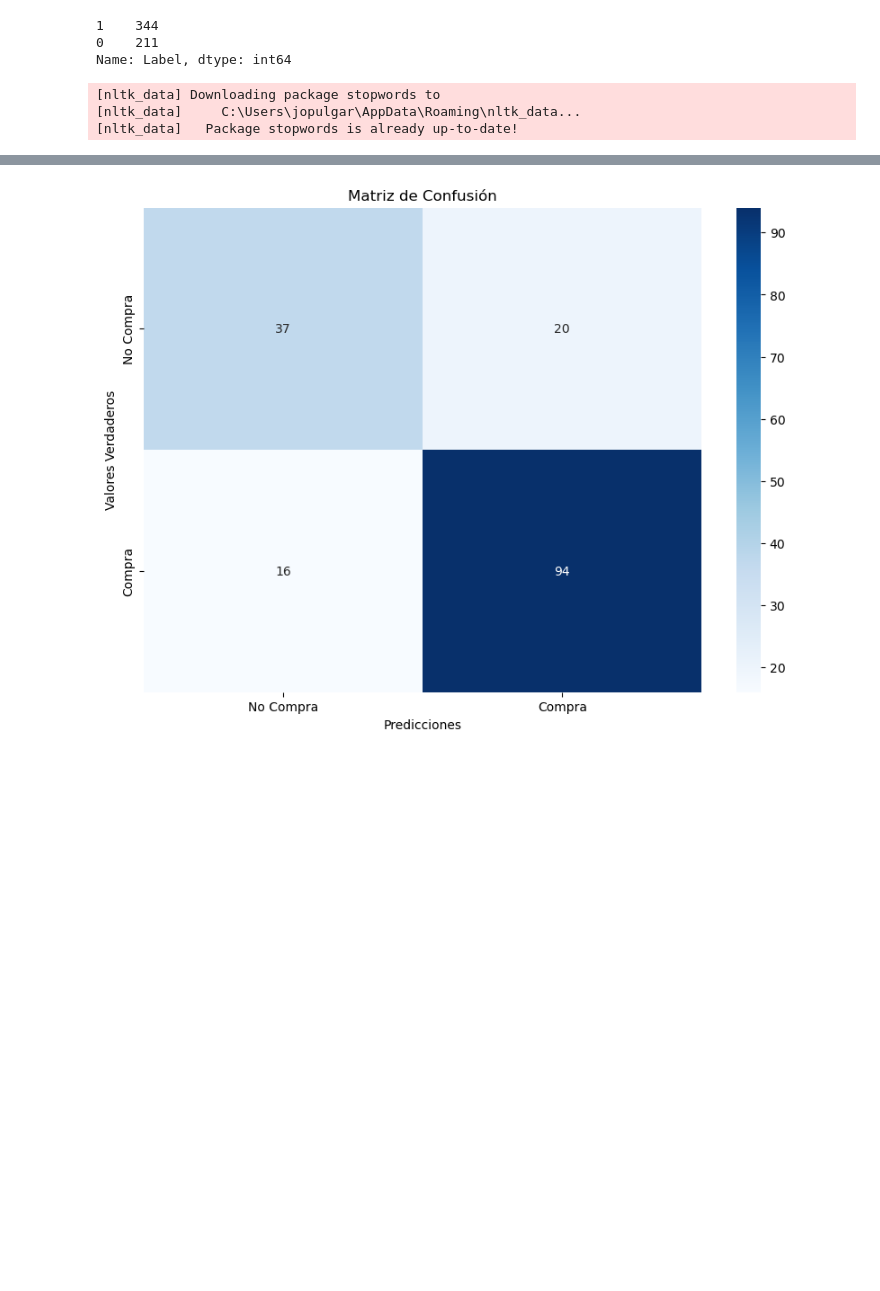
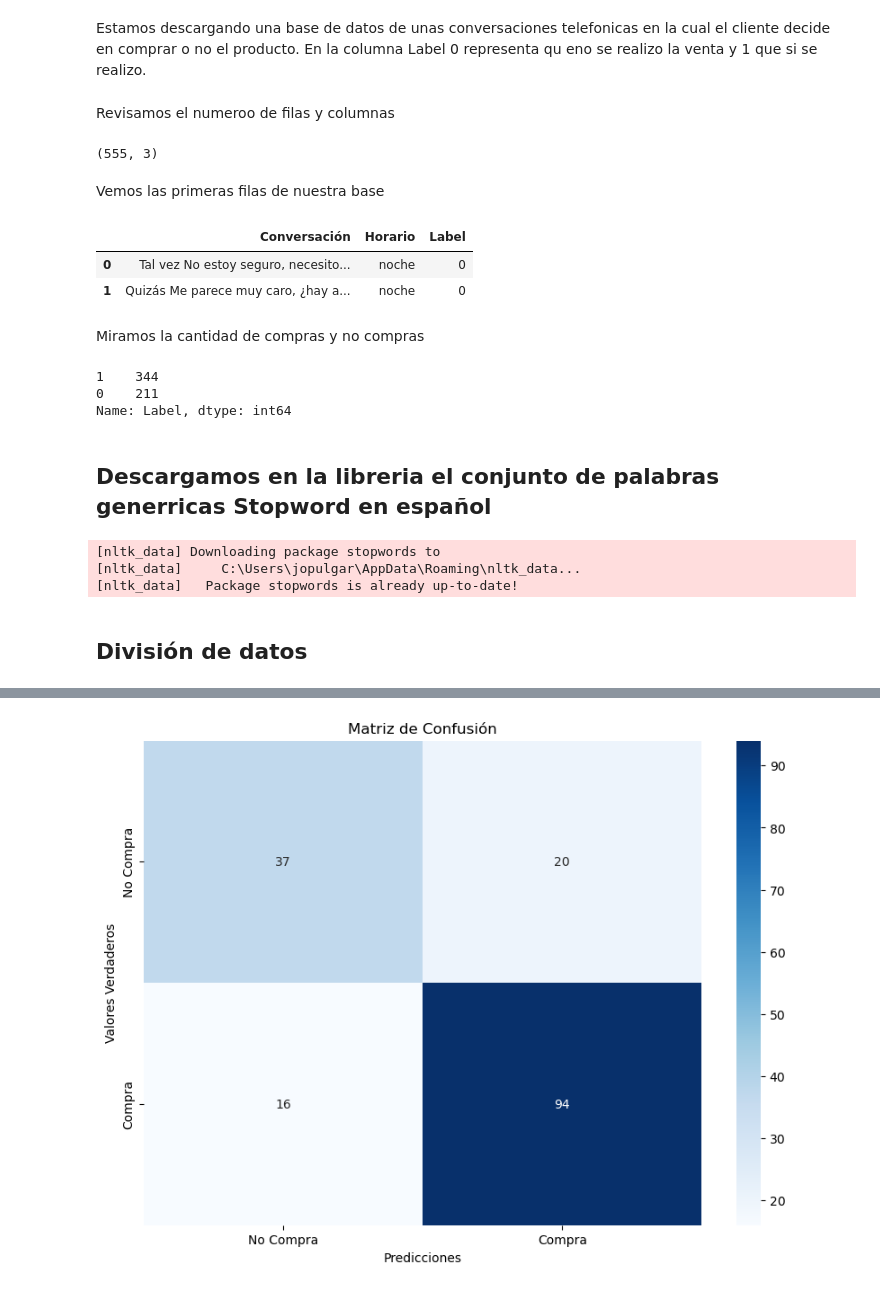
Before and after one commit to Japulgarin/Data_challenge_uninorte, a Jupyter notebook: Ejemplo clasificacion de texto.ipynb, the cells around one changed output, grey strips where cells are left out. Cells and saved outputs as stored; diff of their text form; code cells hidden in the pictures; blank space fills up the shorter version.

```diff
--- a/Ejemplo clasificacion de texto.ipynb
+++ b/Ejemplo clasificacion de texto.ipynb
@@ -1,3 +3,6 @@
+# %% [markdown]
+Estamos descargando una base de datos de unas conversaciones telefonicas en la cual el cliente decide en comprar o no el producto.
+En la columna Label 0 representa qu eno se realizo la venta y 1 que si se realizo.
 # %%
 import pandas as pd
 import numpy as np
@@ -5,10 +10,28 @@ import numpy as np
 df = pd.read_csv('C:\\Users\\jopulgar\\df_extended_2.csv')
+# %% [markdown]
+Revisamos el numeroo de filas y columnas
+# %%
+df.shape
+# %% [output]
+(555, 3)
+# %% [markdown]
+Vemos las primeras filas de nuestra base
+# %%
+df.head(2)
+# %% [output]
+|  | Conversación | Horario | Label |
+| 0 | Tal vez No estoy seguro, necesito... | noche | 0 |
+| 1 | Quizás Me parece muy caro, ¿hay a... | noche | 0 |
+# %% [markdown]
+Miramos la cantidad de compras y no compras
 # %%
 df.Label.value_counts()
 # %% [output]
 1    344
 0    211
 Name: Label, dtype: int64
+# %% [markdown]
+## Descargamos en la libreria el conjunto de palabras generricas Stopword en español
 # %%
 import nltk
 from nltk.corpus import stopwords
@@ -20,3 +43,5 @@ spanish_stopwords = stopwords.words('spanish')
 [nltk_data] Downloading package stopwords to
 [nltk_data]     C:\Users\jopulgar\AppData\Roaming\nltk_data...
 [nltk_data]   Package stopwords is already up-to-date!
+# %% [markdown]
+## División  de datos
```
Also changed, not shown: parts of 32 cells of this notebook.
